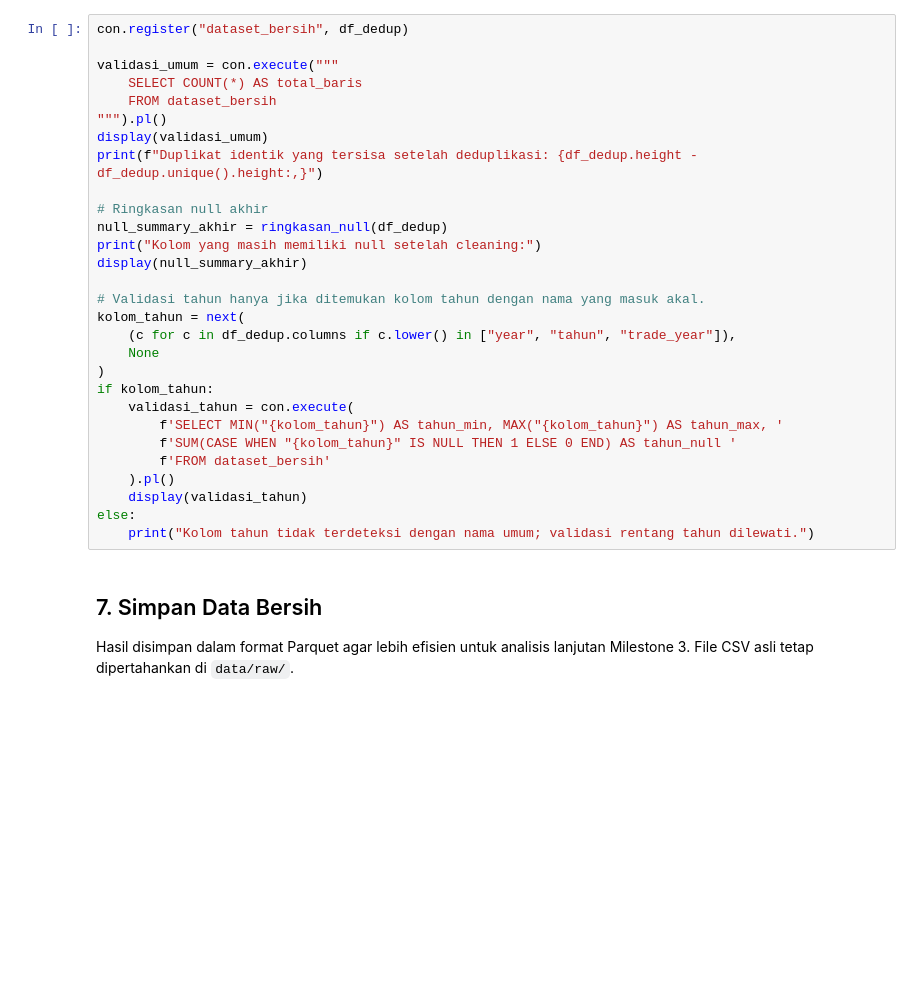
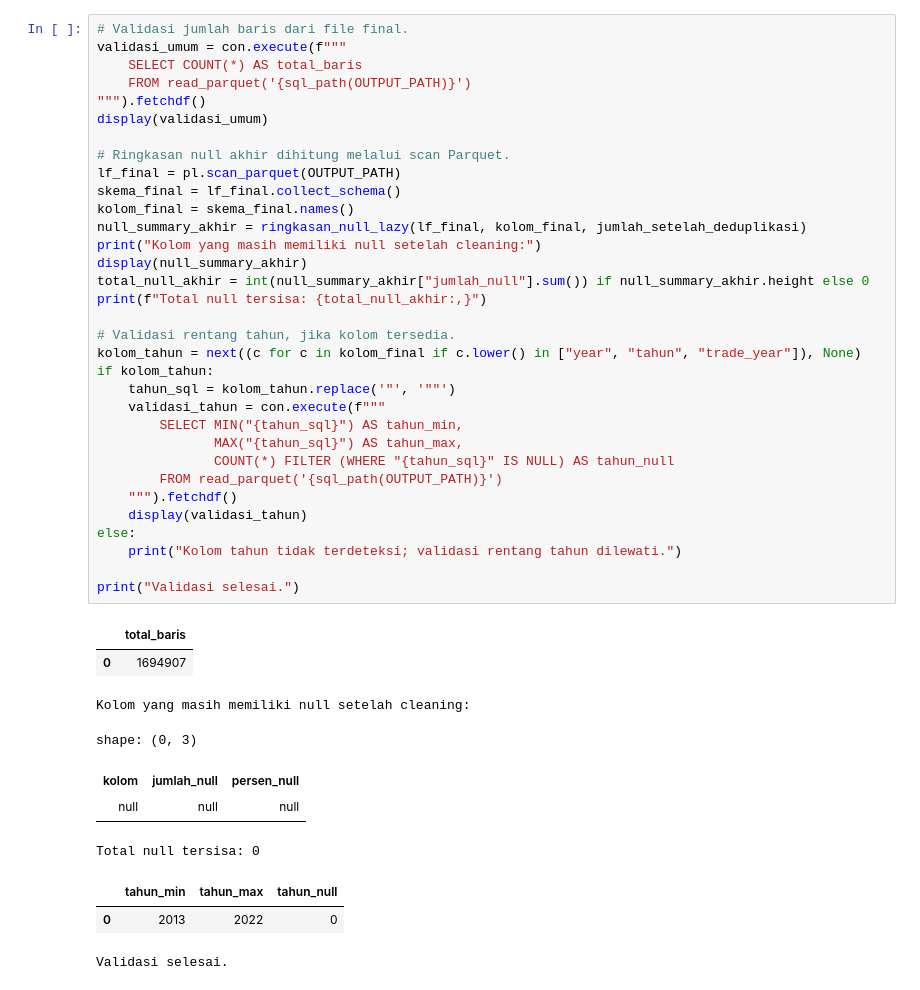
Before and after one commit to FahreliaYesha/tugas1-abd-2026, a Jupyter notebook: notebooks/02_data_cleaning.ipynb, the cells around one changed output. Drawn from its saved outputs; the diff is of its cells as text; blank space fills up the shorter version.

Commit message:
final milestone 2 tahap 1-6

```diff
--- a/notebooks/02_data_cleaning.ipynb
+++ b/notebooks/02_data_cleaning.ipynb
@@ -336,33 +337,44 @@ Validasi meliputi jumlah baris, jumlah baris duplikat yang tersisa, null per kol
 # %%
-con.register("dataset_bersih", df_dedup)
+# Validasi jumlah baris dari file final.
+validasi_umum = con.execute(f"""
+    SELECT COUNT(*) AS total_baris
+    FROM read_parquet('{sql_path(OUTPUT_PATH)}')
+""").fetchdf()
+display(validasi_umum)
 
-validasi_umum = con.execute("""
-    SELECT COUNT(*) AS total_baris
-    FROM dataset_bersih
-""").pl()
-display(validasi_umum)
-print(f"Duplikat identik yang tersisa setelah deduplikasi: {df_dedup.height - df_dedup.unique().height:,}")
-
-# Ringkasan null akhir
-null_summary_akhir = ringkasan_null(df_dedup)
+# Ringkasan null akhir dihitung melalui scan Parquet.
+lf_final = pl.scan_parquet(OUTPUT_PATH)
+skema_final = lf_final.collect_schema()
+kolom_final = skema_final.names()
+null_summary_akhir = ringkasan_null_lazy(lf_final, kolom_final, jumlah_setelah_deduplikasi)
 print("Kolom yang masih memiliki null setelah cleaning:")
 display(null_summary_akhir)
+total_null_akhir = int(null_summary_akhir["jumlah_null"].sum()) if null_summary_akhir.height else 0
+print(f"Total null tersisa: {total_null_akhir:,}")
 
-# Validasi tahun hanya jika ditemukan kolom tahun dengan nama yang masuk akal.
-kolom_tahun = next(
-    (c for c in df_dedup.columns if c.lower() in ["year", "tahun", "trade_year"]),
-    None
-)
+# Validasi rentang tahun, jika kolom tersedia.
+kolom_tahun = next((c for c in kolom_final if c.lower() in ["year", "tahun", "trade_year"]), None)
 if kolom_tahun:
-    validasi_tahun = con.execute(
-        f'SELECT MIN("{kolom_tahun}") AS tahun_min, MAX("{kolom_tahun}") AS tahun_max, '
-        f'SUM(CASE WHEN "{kolom_tahun}" IS NULL THEN 1 ELSE 0 END) AS tahun_null '
-        f'FROM dataset_bersih'
-    ).pl()
+    tahun_sql = kolom_tahun.replace('"', '""')
+    validasi_tahun = con.execute(f"""
+        SELECT MIN("{tahun_sql}") AS tahun_min,
+               MAX("{tahun_sql}") AS tahun_max,
+               COUNT(*) FILTER (WHERE "{tahun_sql}" IS NULL) AS tahun_null
+        FROM read_parquet('{sql_path(OUTPUT_PATH)}')
+    """).fetchdf()
     display(validasi_tahun)
 else:
-    print("Kolom tahun tidak terdeteksi dengan nama umum; validasi rentang tahun dilewati.")
+    print("Kolom tahun tidak terdeteksi; validasi rentang tahun dilewati.")
+
+print("Validasi selesai.")
+# %% [output]
+|  | total_baris |
+| 0 | 1694907 |
+Kolom yang masih memiliki null setelah cleaning:
+shape: (0, 3)
+| kolom | jumlah_null | persen_null |
+| null | null | null |
+Total null tersisa: 0
+|  | tahun_min | tahun_max | tahun_null |
+| 0 | 2013 | 2022 | 0 |
+Validasi selesai.
-# %% [markdown]
-## 7. Simpan Data Bersih
-
-Hasil disimpan dalam format Parquet agar lebih efisien untuk analisis lanjutan Milestone 3. File CSV asli tetap dipertahankan di `data/raw/`.
```
Also changed, not shown: parts of 28 cells of this notebook.
